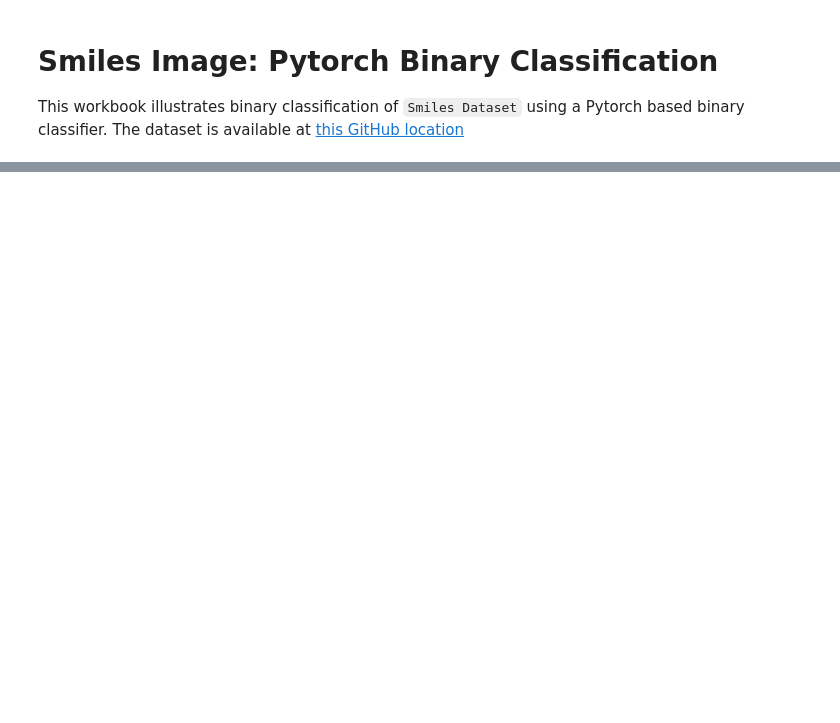
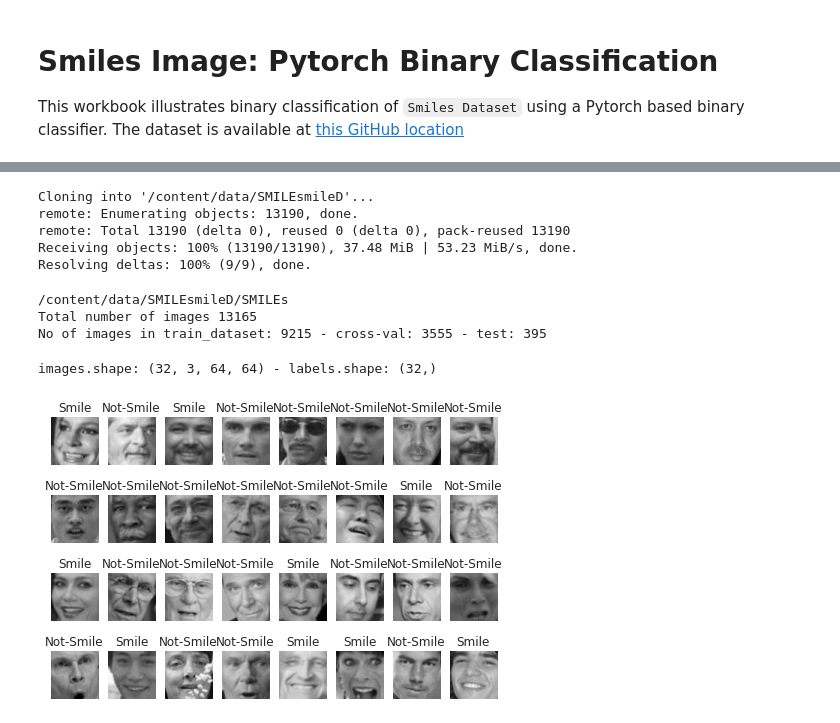
Before and after one commit to mjbhobe/dl-pytorch, a Jupyter notebook: Pytorch - Smiles - Binary Classification.ipynb, the cells around one changed output, grey strips where cells are left out. Saved outputs shown, nothing was run; the diff lists cells and outputs as text; code cells hidden in the pictures; blank space fills up the shorter version.

Commit message:
New Code Samples

```diff
--- a/Pytorch - Smiles - Binary Classification.ipynb
+++ b/Pytorch - Smiles - Binary Classification.ipynb
@@ -340,0 +105,55 @@ We got 2420 of 2633 correct!
+# %%
+# download the data from GitHub
+if USE_COLAB:
+    !git clone https://github.com/hromi/SMILEsmileD.git /content/data/SMILEsmileD
+else:
+    !git clone https://github.com/hromi/SMILEsmileD.git ../data/SMILEsmileD
+# %% [output]
+Cloning into '/content/data/SMILEsmileD'...
+remote: Enumerating objects: 13190, done.
+remote: Total 13190 (delta 0), reused 0 (delta 0), pack-reused 13190
+Receiving objects: 100% (13190/13190), 37.48 MiB | 53.23 MiB/s, done.
+Resolving deltas: 100% (9/9), done.
+# %%
+IMAGES_BASE_PATH = (pathlib.Path.cwd() / 'data' / 'SMILEsmileD' / 'SMILEs').__str__()
+print(IMAGES_BASE_PATH)
+
+
+image_transforms = transforms.Compose([
+    transforms.ToTensor()
+])
+
+smiles_dataset = datasets.ImageFolder(IMAGES_BASE_PATH, transform=image_transforms)
+print(f"Total number of images {len(smiles_dataset)}")
+train_dataset, test_dataset = t3.split_dataset(smiles_dataset, split_perc=0.3)
+val_dataset, test_dataset = t3.split_dataset(test_dataset, split_perc=0.1)
+print(f"No of images in train_dataset: {len(train_dataset)} - cross-val: {len(val_dataset)} - test: {len(test_dataset)}")
+# %% [output]
+/content/data/SMILEsmileD/SMILEs
+Total number of images 13165
+No of images in train_dataset: 9215 - cross-val: 3555 - test: 395
+# %%
+# display some images from train_dataset
+trainloader = torch.utils.data.DataLoader(test_dataset, batch_size=32, shuffle=True)
+data_iter = iter(trainloader)
+sample_images, sample_labels = next(data_iter)
+sample_images, sample_labels = sample_images.cpu().numpy(), sample_labels.cpu().numpy()
+print(f"images.shape: {sample_images.shape} - labels.shape: {sample_labels.shape}")
+
+# plt.figure(figsize=(5,5))
+for i in range(32):
+    plt.subplot(4, 8, i + 1)
+    image = sample_images[i]
+    # label_text = "Pos" if sample_labels[i] == 1 else "Neg"
+    label_text = "Smile" if sample_labels[i] == 1 else "Not-Smile"
+    # print(f"images[{i}].shape: {image.shape} ")
+    image = image.transpose((1, 2, 0))
+    # print(f" - AP: images[{i}].shape: {image.shape}")
+    plt.imshow(image.squeeze(), cmap='gray')
+    plt.title(label_text)
+    plt.axis('off')
+plt.show()
+plt.close()
+# %% [output]
+images.shape: (32, 3, 64, 64) - labels.shape: (32,)
+[figure, added]
```
Also changed, not shown: parts of 36 cells of this notebook, 4 other files.
